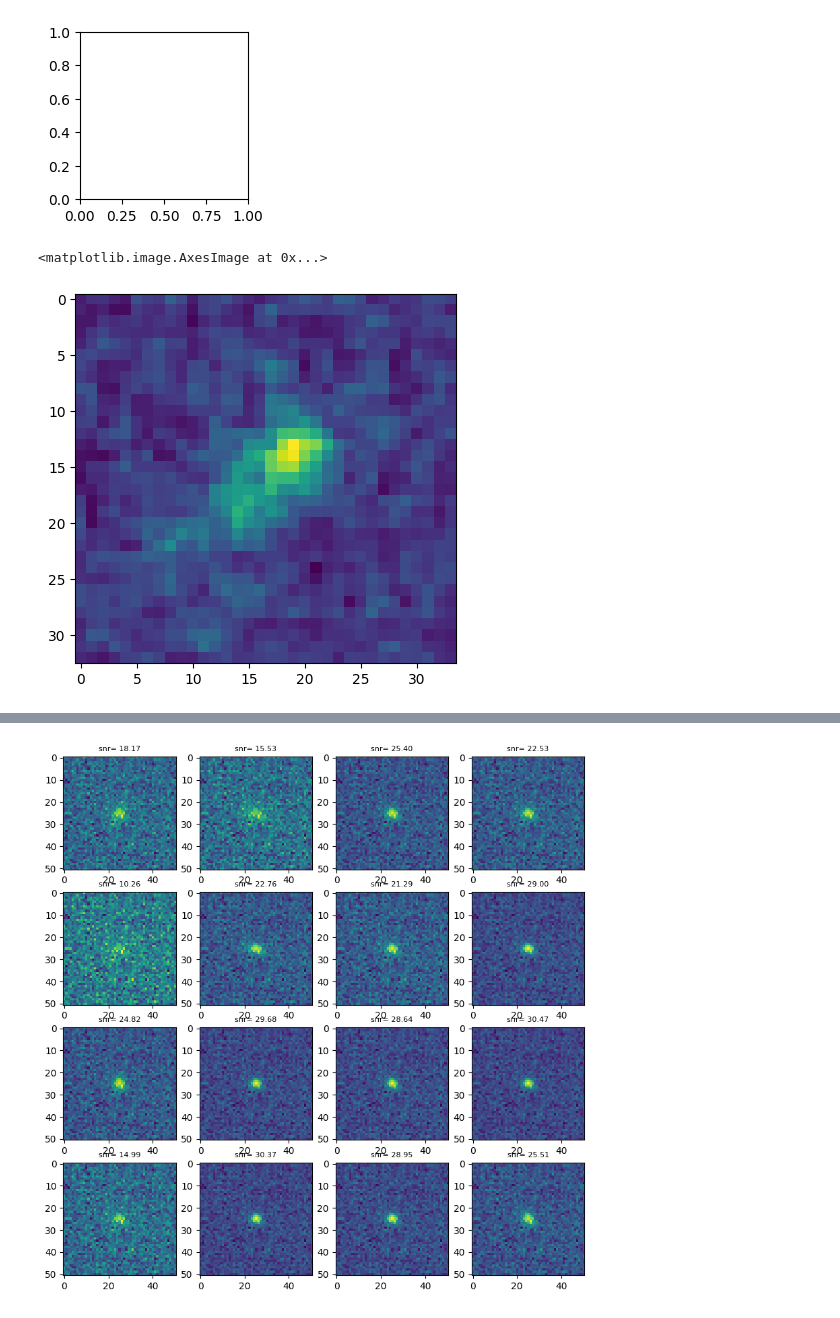
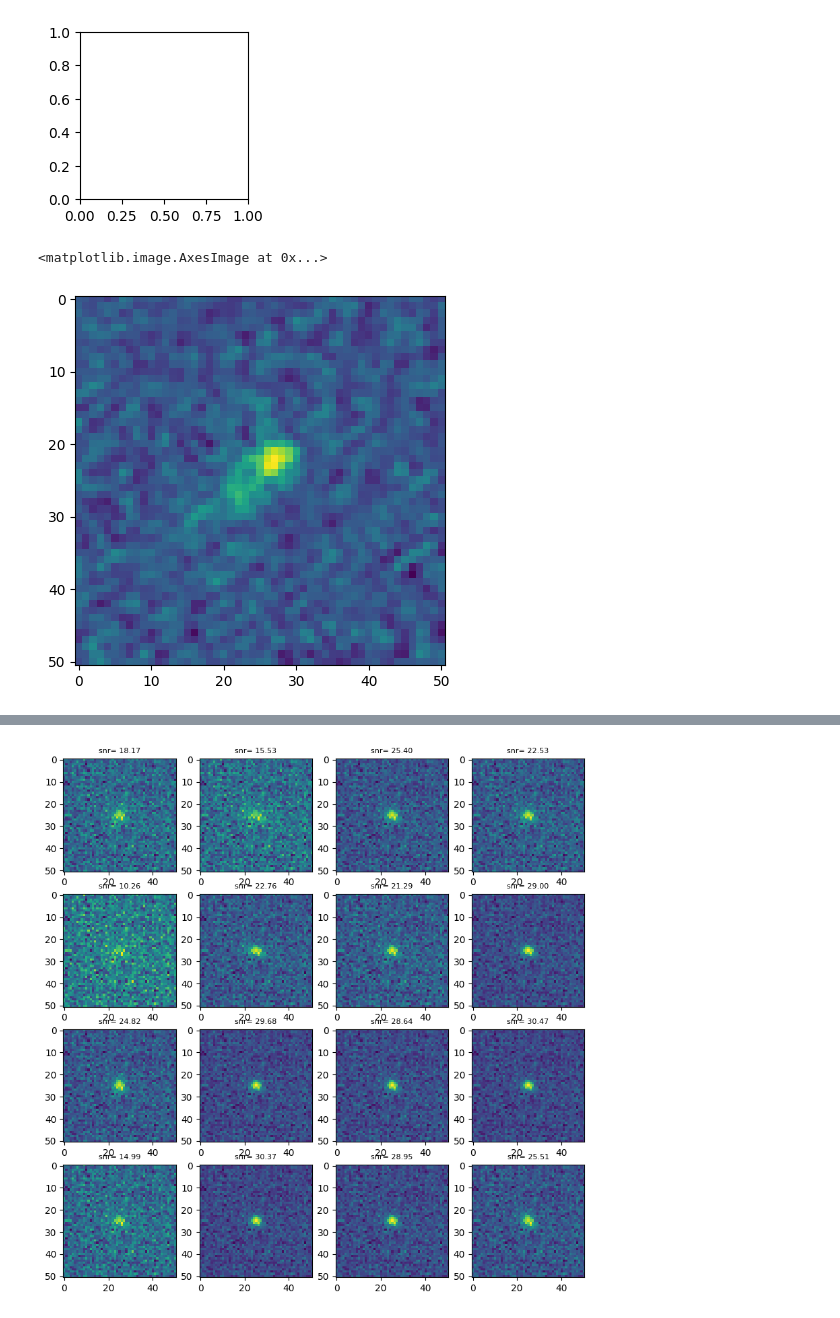
Before and after one commit to CosmoStat/autometacal, a Jupyter notebook: notebooks/Datasets-New_Galaxies.ipynb, the cells around one changed output, grey strips where cells are left out. Saved outputs shown, nothing was run; the diff lists cells and outputs as text; code cells hidden in the pictures.

```diff
--- a/notebooks/Datasets-New_Galaxies.ipynb
+++ b/notebooks/Datasets-New_Galaxies.ipynb
@@ -63,7 +63,10 @@ TypeError: makeGalaxy() got an unexpected keyword argument 'nx'
 # %%
 gal = cat.makeGalaxy(index=1,gal_type='real')
 gal_image = gal.gal_image.array
 imshow(gal_image)
+psf = galsim.Kolmogorov(fwhm=.098).withFlux(1.0)
+obs = galsim.Convolve([[gal,psf]])
+imshow(obs.drawImage(nx=51,ny=51).array)
 # %% [output]
 <matplotlib.image.AxesImage at 0x...>
-[figure, old version]
+[figure, new version]
```
Also changed, not shown: parts of 2 cells of this notebook, 1 other file.
